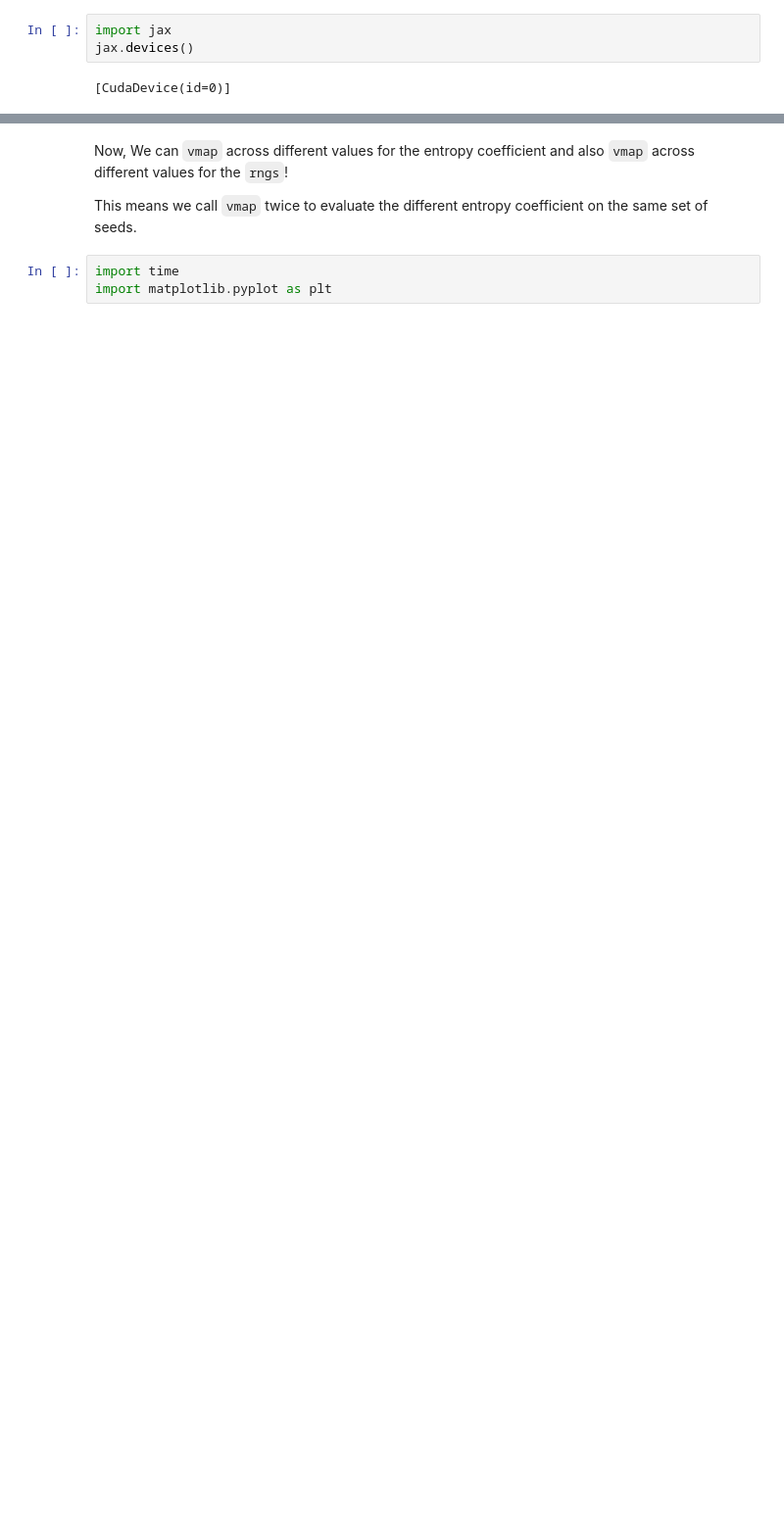
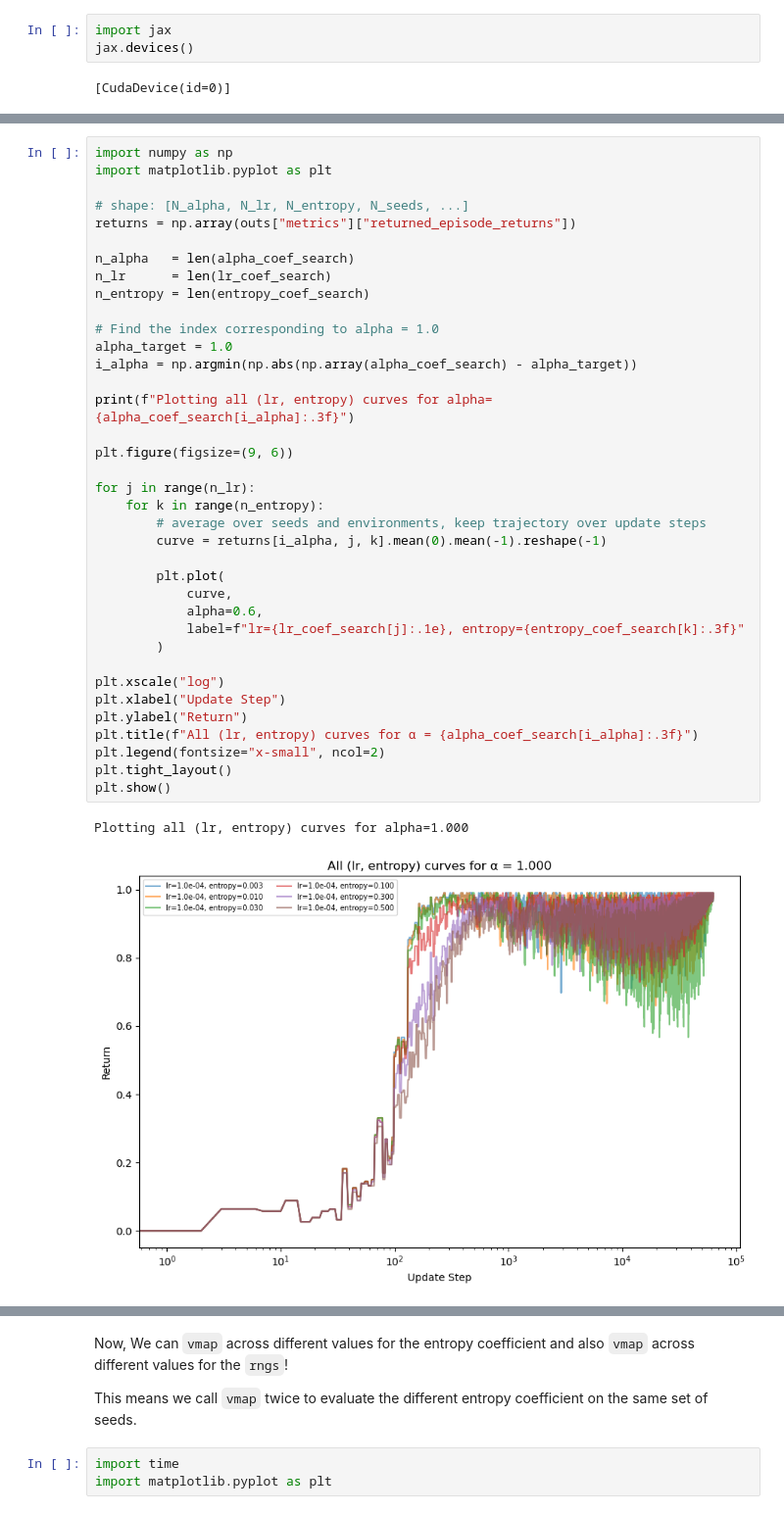
Before and after one commit to Labbi-Safwan/f-regularised-policy-gradient, a Jupyter notebook: deeprl/walkthrough.ipynb, the cells around one changed output, grey strips where cells are left out. Shown at 98% size. Cells and saved outputs as stored; diff of their text form; blank space fills up the shorter version.

```diff
--- a/deeprl/walkthrough.ipynb
+++ b/deeprl/walkthrough.ipynb
@@ -385 +1188,41 @@ plt.show()
+# %%
+import numpy as np
+import matplotlib.pyplot as plt
+
+# shape: [N_alpha, N_lr, N_entropy, N_seeds, ...]
+returns = np.array(outs["metrics"]["returned_episode_returns"])
+
+n_alpha   = len(alpha_coef_search)
+n_lr      = len(lr_coef_search)
+n_entropy = len(entropy_coef_search)
+
+# Find the index corresponding to alpha = 1.0
+alpha_target = 1.0
+i_alpha = np.argmin(np.abs(np.array(alpha_coef_search) - alpha_target))
+
+print(f"Plotting all (lr, entropy) curves for alpha={alpha_coef_search[i_alpha]:.3f}")
+
+plt.figure(figsize=(9, 6))
+
+for j in range(n_lr):
+    for k in range(n_entropy):
+        # average over seeds and environments, keep trajectory over update steps
+        curve = returns[i_alpha, j, k].mean(0).mean(-1).reshape(-1)
+
+        plt.plot(
+            curve,
+            alpha=0.6,
+            label=f"lr={lr_coef_search[j]:.1e}, entropy={entropy_coef_search[k]:.3f}"
+        )
+
+plt.xscale("log")
+plt.xlabel("Update Step")
+plt.ylabel("Return")
+plt.title(f"All (lr, entropy) curves for α = {alpha_coef_search[i_alpha]:.3f}")
+plt.legend(fontsize="x-small", ncol=2)
+plt.tight_layout()
+plt.show()
+# %% [output]
+Plotting all (lr, entropy) curves for alpha=1.000
+[figure, added]
 # %% [markdown]
```
Also changed, not shown: parts of 42 cells of this notebook.
